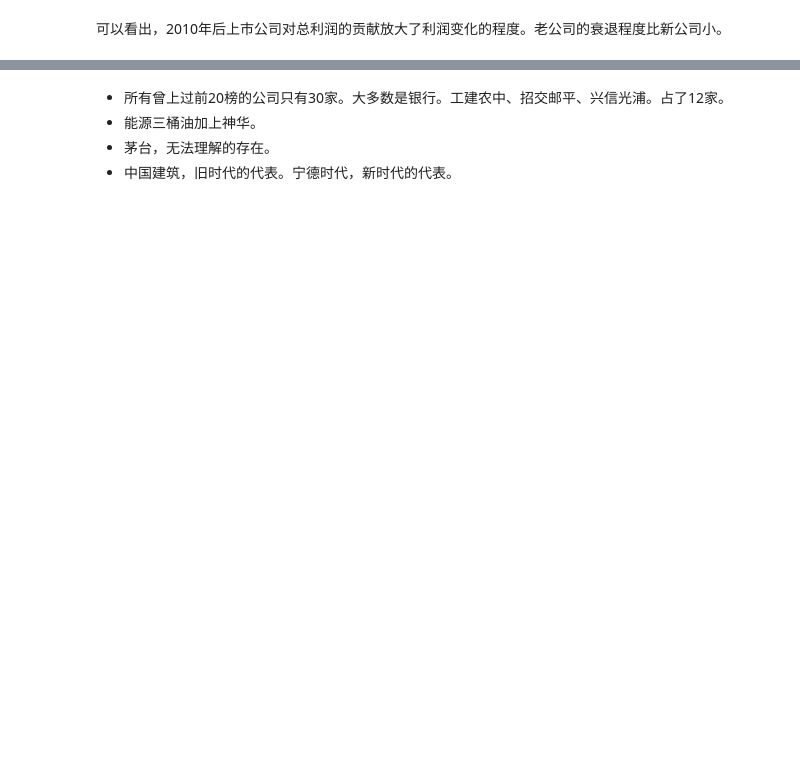
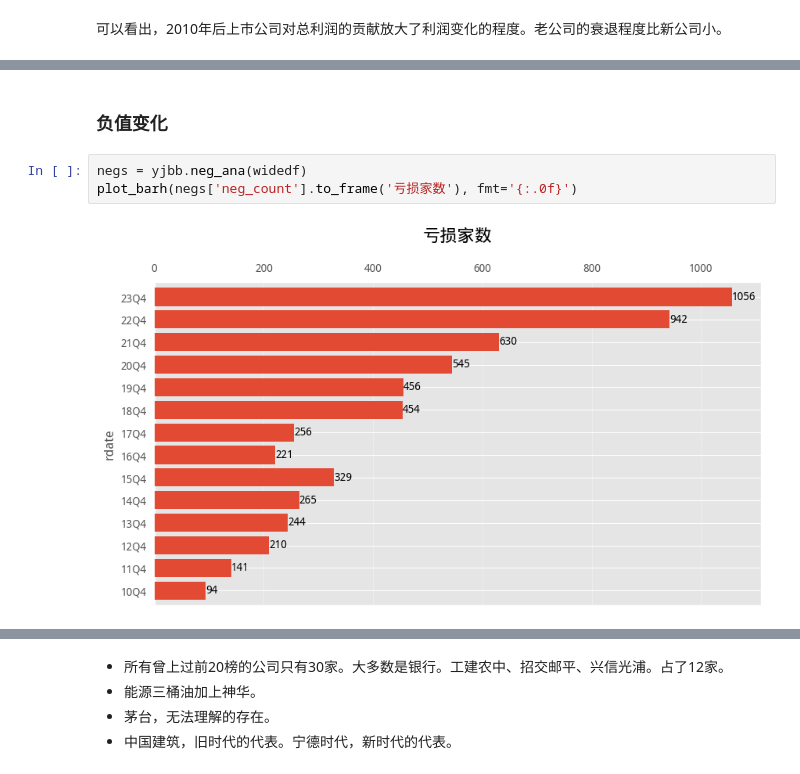
Before and after one commit to waterchinap/jb_reports, a Jupyter notebook: _build/jupyter_execute/mywork/02_yjbb.ipynb, the cells around one changed output, grey strips where cells are left out. Cells and saved outputs as stored; diff of their text form; blank space fills up the shorter version.

```diff
--- a/_build/jupyter_execute/mywork/02_yjbb.ipynb
+++ b/_build/jupyter_execute/mywork/02_yjbb.ipynb
@@ -345,0 +434,7 @@ yjbb.plot_mostn()[0]
+# %% [markdown]
+### 负值变化
+# %%
+negs = yjbb.neg_ana(widedf)
+plot_barh(negs['neg_count'].to_frame('亏损家数'), fmt='{:.0f}')
+# %% [output]
+[figure, added]
```
Also changed, not shown: parts of 46 cells of this notebook, 37 other files.
